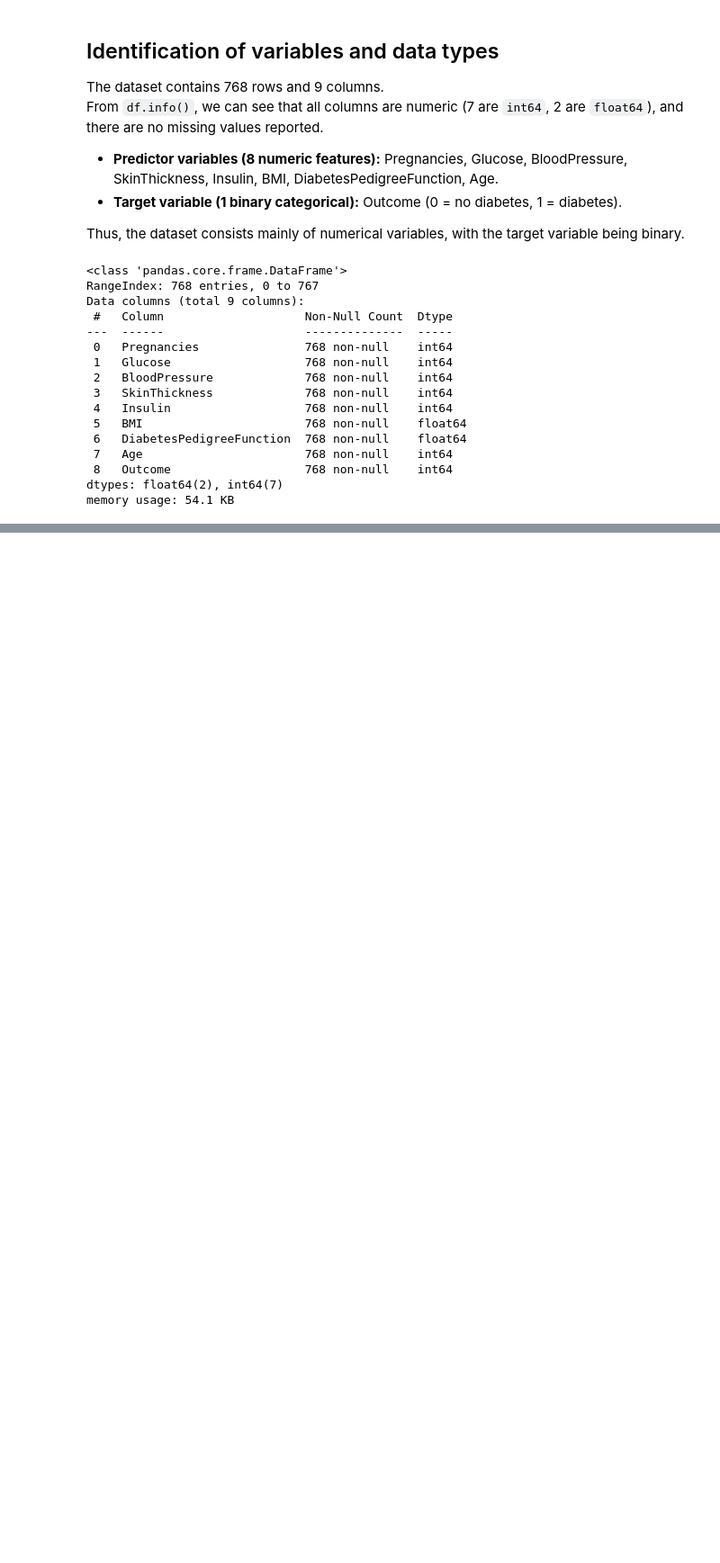
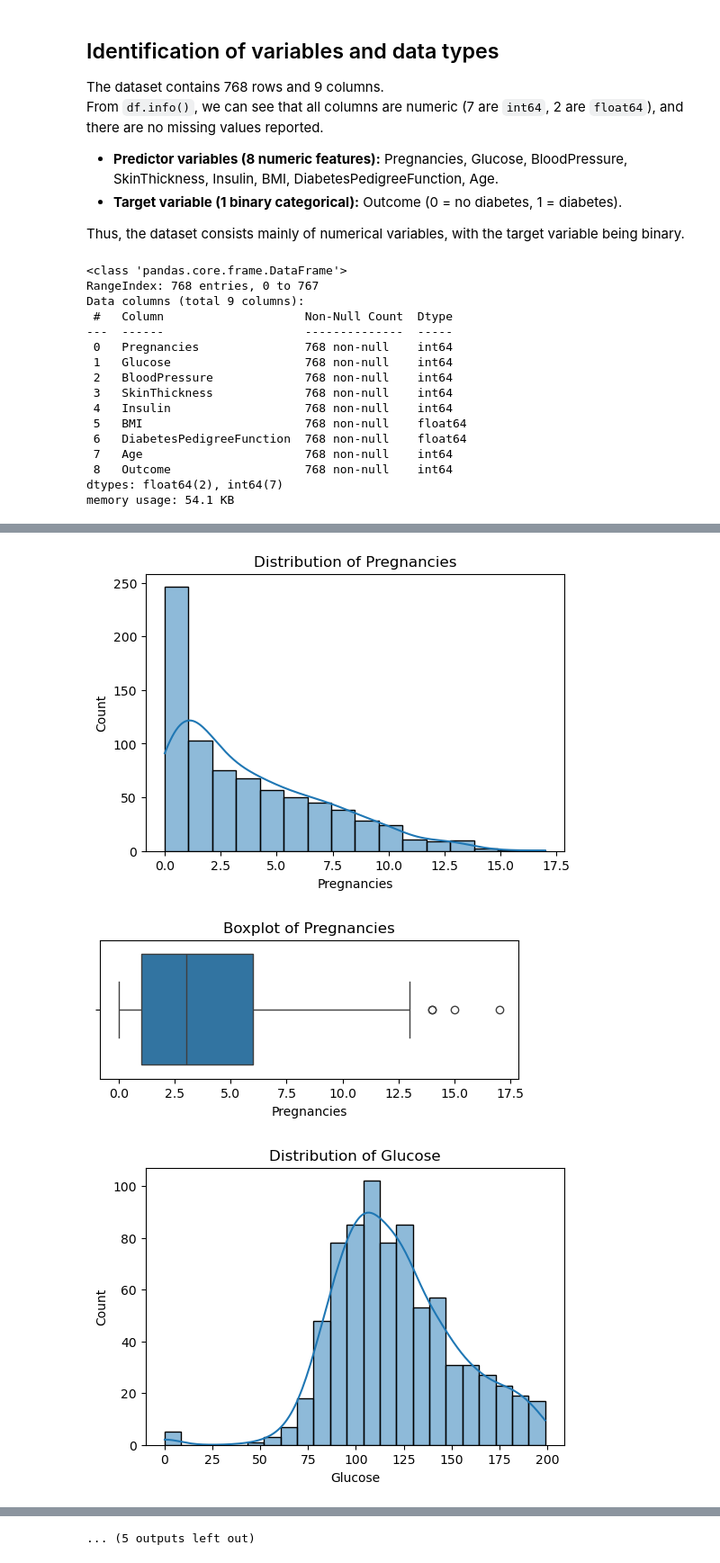
Before and after one commit to NguyenToanThang-kotaru/MachineLearningBasic_teamPJ, a Jupyter notebook: lab4/pima-indians-diabetes-20250920T154126Z-1-001/pima-indians-diabetes/EDA.ipynb, the cells around one changed output, grey strips where cells are left out. Shown at 90% size. Saved outputs shown, nothing was run; the diff lists cells and outputs as text; code cells hidden in the pictures; blank space fills up the shorter version.

```diff
--- a/lab4/pima-indians-diabetes-20250920T154126Z-1-001/pima-indians-diabetes/EDA.ipynb
+++ b/lab4/pima-indians-diabetes-20250920T154126Z-1-001/pima-indians-diabetes/EDA.ipynb
@@ -83,0 +98,27 @@ memory usage: 54.1 KB
+# %%
+import seaborn as sns
+import matplotlib.pyplot as plt
+
+numeric_features = ["Pregnancies", "Glucose", "BloodPressure",
+                    "SkinThickness", "Insulin", "BMI",
+                    "DiabetesPedigreeFunction", "Age"]
+
+for col in numeric_features:
+    plt.figure(figsize=(6,4))
+    sns.histplot(df[col], kde=True)
+    plt.title(f"Distribution of {col}")
+    plt.show()
+    plt.figure(figsize=(6,2))
+    sns.boxplot(x=df[col])
+    plt.title(f"Boxplot of {col}")
+    plt.show()
+
+
+plt.figure(figsize=(4,4))
+sns.countplot(x="Outcome", data=df)
+plt.title("Outcome distribution")
+plt.show()
+# %% [output]
+[figure, added]
+[figure, added]
+[figure, added]
@@ -83,0 +134 @@ memory usage: 54.1 KB
+... (5 outputs left out)
```
Also changed, not shown: parts of 2 cells of this notebook, 1 other file.
